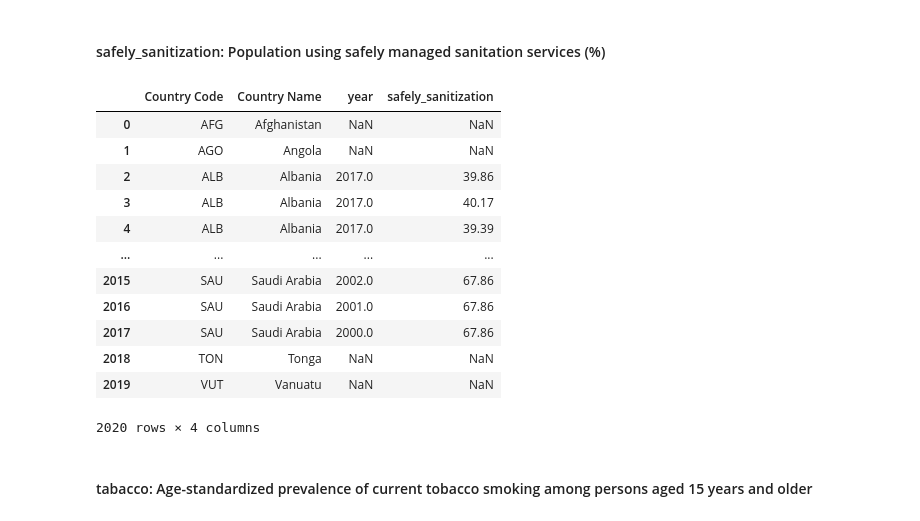
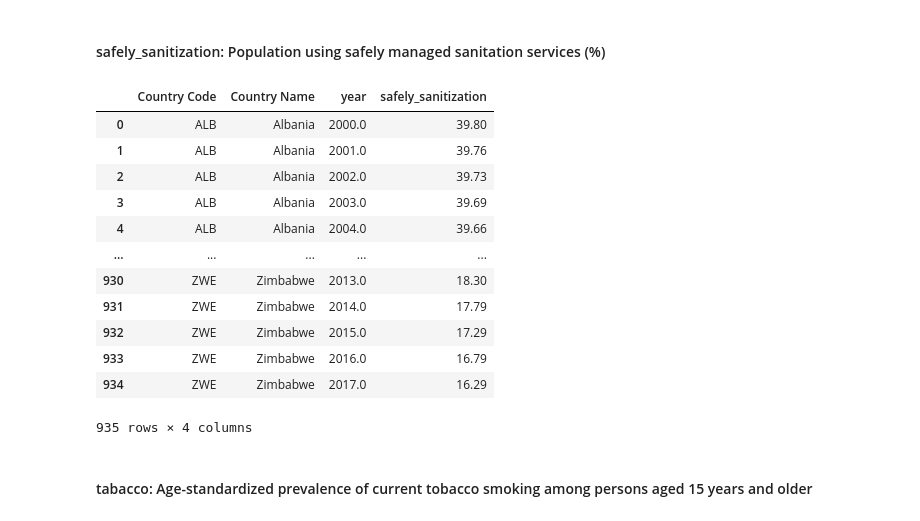
Before and after one commit to hej6853/Rowdy_Rooster_Project3, a Jupyter notebook: Cleaned/X variables/X_Cleansing.ipynb, the cells around one changed output. Cells and saved outputs as stored; diff of their text form; code cells hidden in the pictures.

```diff
--- a/Cleaned/X variables/X_Cleansing.ipynb
+++ b/Cleaned/X variables/X_Cleansing.ipynb
@@ -463,27 +524,28 @@ pharmacists
 # %%
 safely_sanitization = pd.read_csv('safelySanitization.csv')
 safely_sanitization.head()
 #merge
 safely_sanitization = code.merge(safely_sanitization, left_on='Country Name', right_on='Location', how = 'left')
 safely_sanitization = safely_sanitization[['Country Code', 'Country Name', 'Period', 'First Tooltip']]
 safely_sanitization = safely_sanitization.rename(columns = {'Period': 'year',
                                              'First Tooltip':'safely_sanitization'})
 
+safely_sanitization = safely_sanitization.groupby(['Country Code', 'Country Name', 'year'])['safely_sanitization'].max().reset_index()
 safely_sanitization
 # %% [output]
 |  | Country Code | Country Name | year | safely_sanitization |
-| 0 | AFG | Afghanistan | NaN | NaN |
-| 1 | AGO | Angola | NaN | NaN |
-| 2 | ALB | Albania | 2017.0 | 39.86 |
-| 3 | ALB | Albania | 2017.0 | 40.17 |
-| 4 | ALB | Albania | 2017.0 | 39.39 |
+| 0 | ALB | Albania | 2000.0 | 39.80 |
+| 1 | ALB | Albania | 2001.0 | 39.76 |
+| 2 | ALB | Albania | 2002.0 | 39.73 |
+| 3 | ALB | Albania | 2003.0 | 39.69 |
+| 4 | ALB | Albania | 2004.0 | 39.66 |
 | ... | ... | ... | ... | ... |
-| 2015 | SAU | Saudi Arabia | 2002.0 | 67.86 |
-| 2016 | SAU | Saudi Arabia | 2001.0 | 67.86 |
-| 2017 | SAU | Saudi Arabia | 2000.0 | 67.86 |
-| 2018 | TON | Tonga | NaN | NaN |
-| 2019 | VUT | Vanuatu | NaN | NaN |
+| 930 | ZWE | Zimbabwe | 2013.0 | 18.30 |
+| 931 | ZWE | Zimbabwe | 2014.0 | 17.79 |
+| 932 | ZWE | Zimbabwe | 2015.0 | 17.29 |
+| 933 | ZWE | Zimbabwe | 2016.0 | 16.79 |
+| 934 | ZWE | Zimbabwe | 2017.0 | 16.29 |
-2020 rows × 4 columns
+935 rows × 4 columns
 # %% [markdown]
 #### tabacco: Age-standardized prevalence of current tobacco smoking among persons aged 15 years and older
 # %%
```
Also changed, not shown: parts of 14 cells of this notebook, 9 other files.
